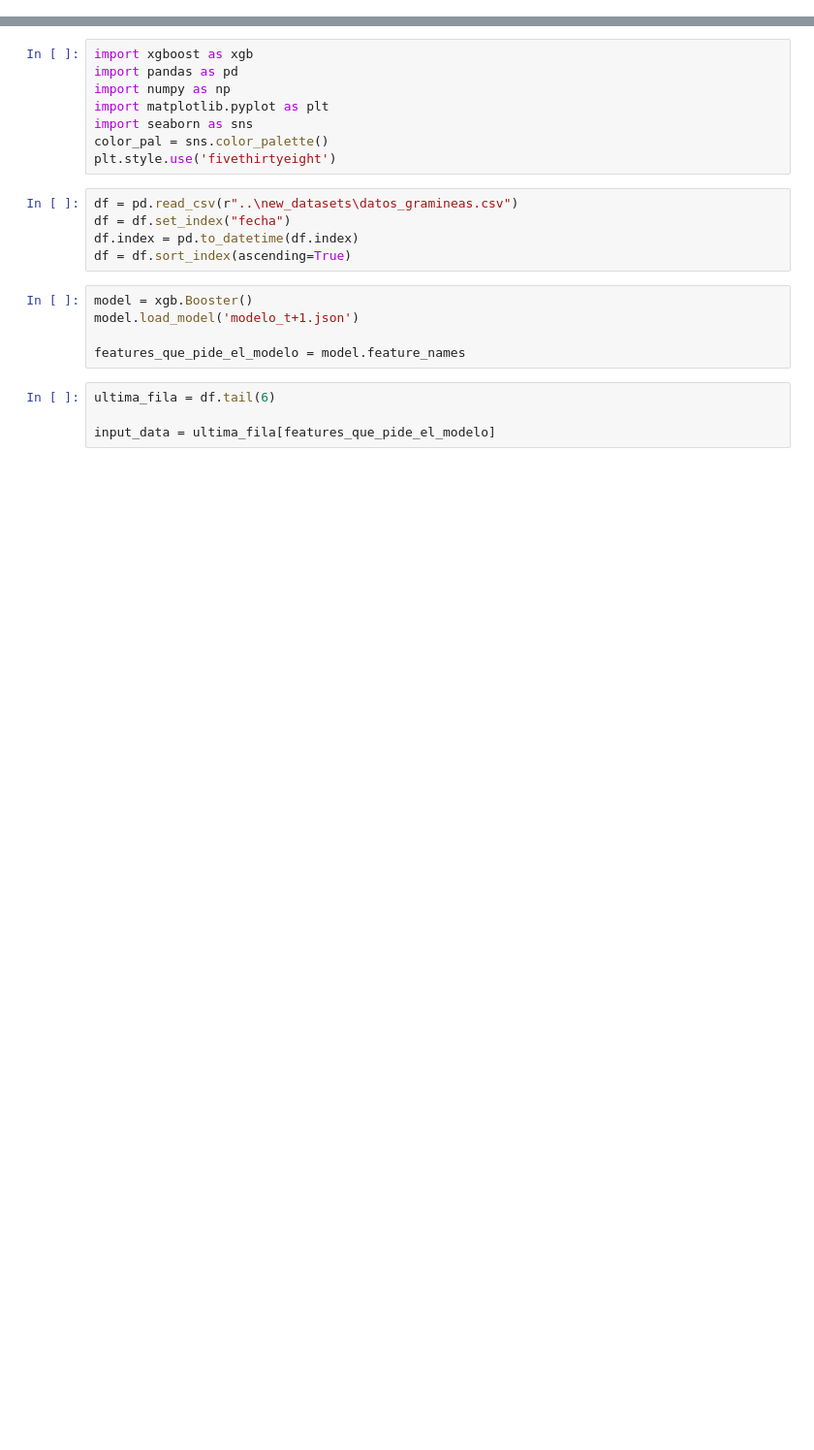
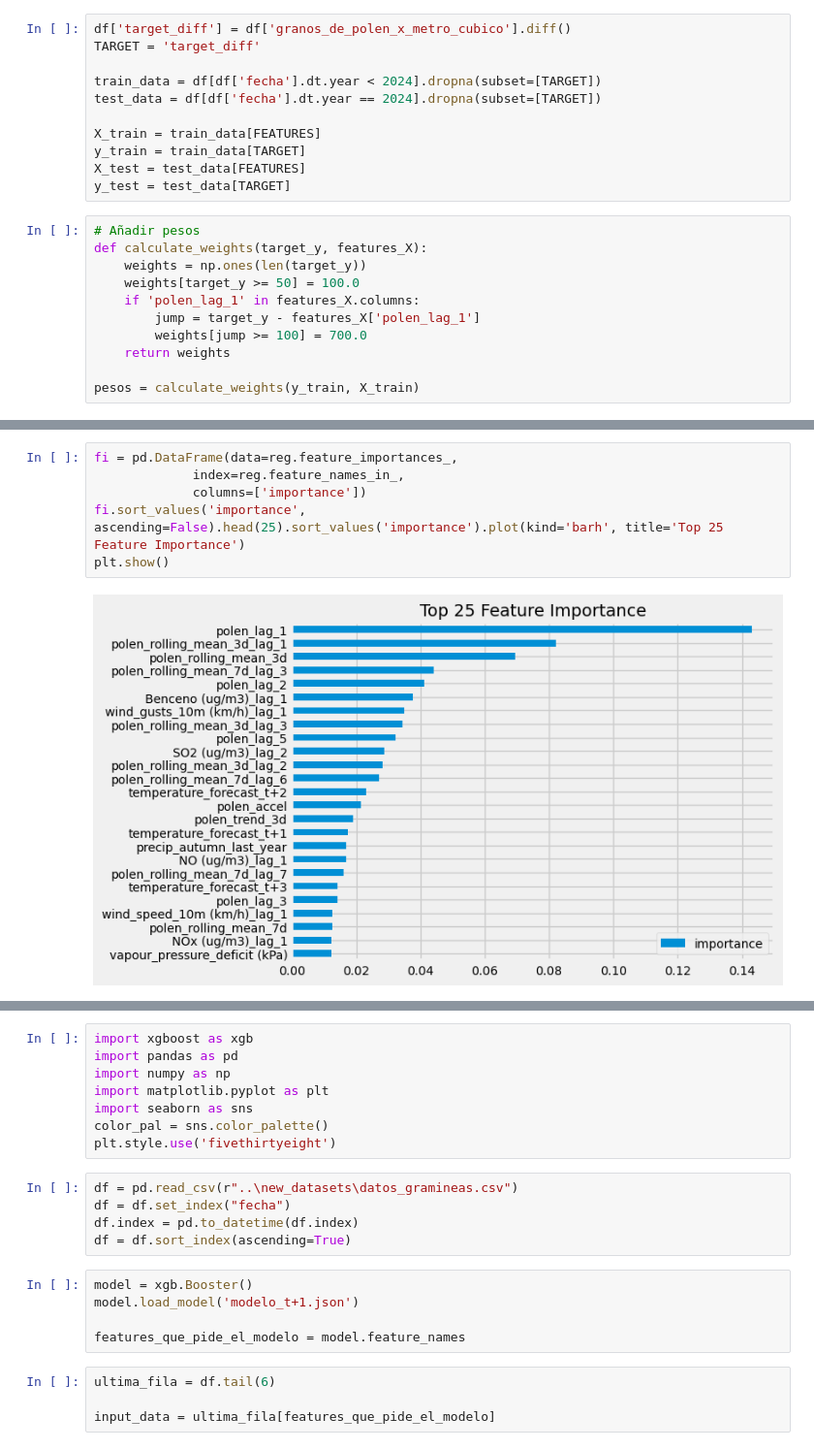
Before and after one commit to SergioR00/Polen-TFG, a Jupyter notebook: notebooks/predict_Future.ipynb, the cells around one changed output, grey strips where cells are left out. Shown at 97% size. Saved outputs shown, nothing was run; the diff lists cells and outputs as text; blank space fills up the shorter version.

```diff
--- a/notebooks/predict_Future.ipynb
+++ b/notebooks/predict_Future.ipynb
@@ -0,0 +55,22 @@
+# %%
+df['target_diff'] = df['granos_de_polen_x_metro_cubico'].diff()
+TARGET = 'target_diff'
+
+train_data = df[df['fecha'].dt.year < 2024].dropna(subset=[TARGET])
+test_data = df[df['fecha'].dt.year == 2024].dropna(subset=[TARGET])
+
+X_train = train_data[FEATURES]
+y_train = train_data[TARGET]
+X_test = test_data[FEATURES]
+y_test = test_data[TARGET]
+# %%
+# Añadir pesos
+def calculate_weights(target_y, features_X):
+    weights = np.ones(len(target_y))
+    weights[target_y >= 50] = 100.0
+    if 'polen_lag_1' in features_X.columns:
+        jump = target_y - features_X['polen_lag_1']
+        weights[jump >= 100] = 700.0
+    return weights
+
+pesos = calculate_weights(y_train, X_train)
@@ -0,0 +159,8 @@
+# %%
+fi = pd.DataFrame(data=reg.feature_importances_,
+             index=reg.feature_names_in_,
+             columns=['importance'])
+fi.sort_values('importance', ascending=False).head(25).sort_values('importance').plot(kind='barh', title='Top 25 Feature Importance')
+plt.show()
+# %% [output]
+[figure, added]
```
Also changed, not shown: parts of 10 cells of this notebook, 7 other files.
